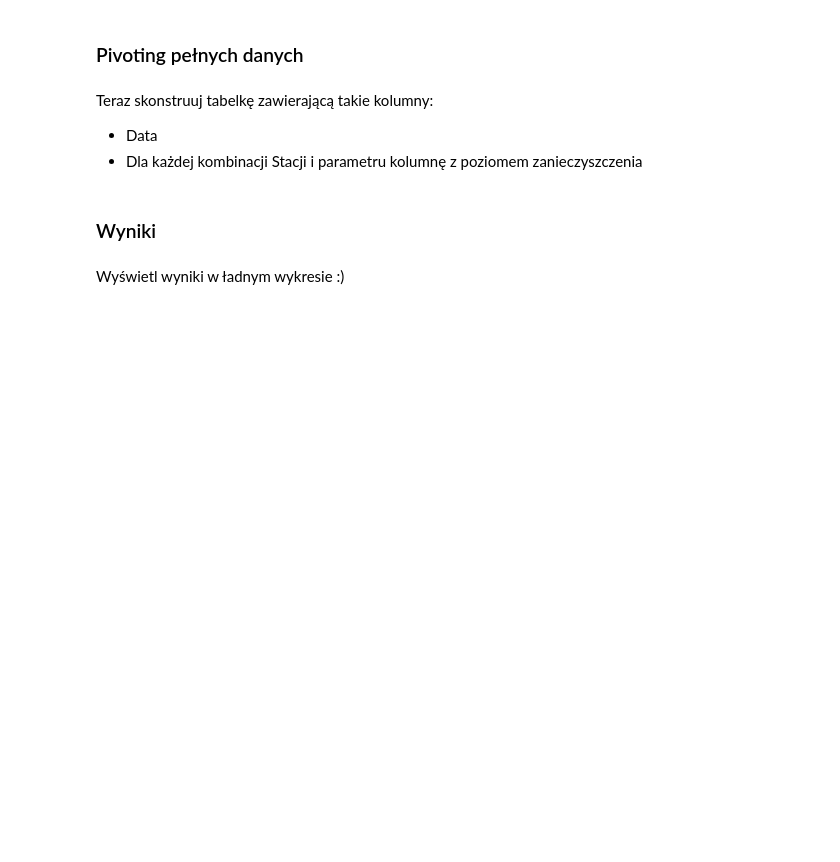
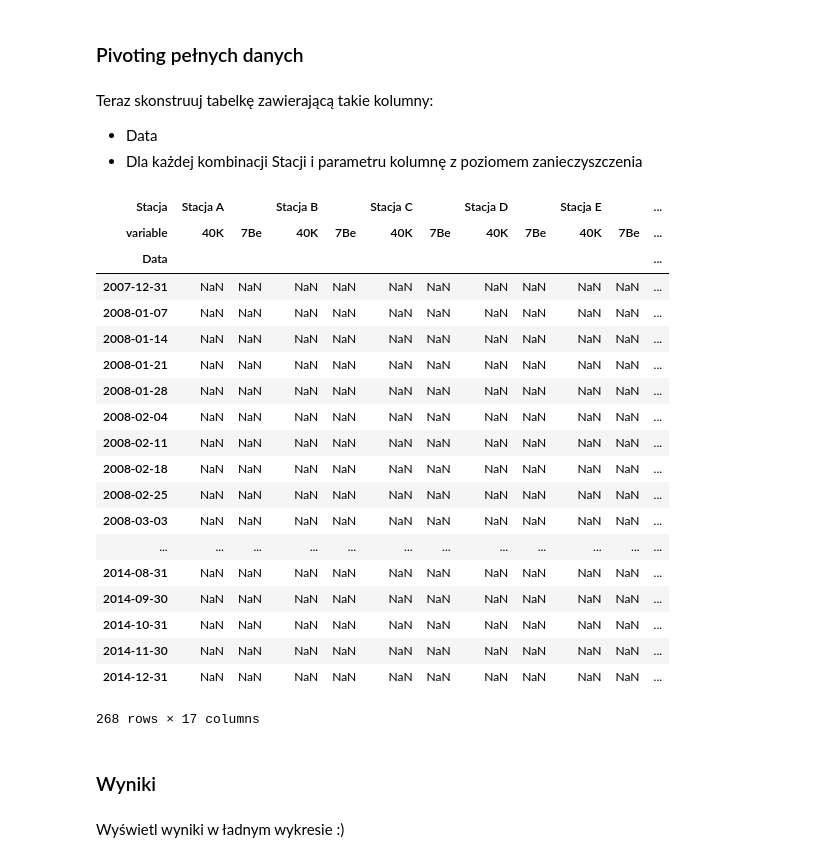
Before and after one commit to kostek-ketsok/pwzn, a Jupyter notebook: tasks/zaj6/zad2.ipynb, the cells around one changed output. Saved outputs shown, nothing was run; the diff lists cells and outputs as text; code cells hidden in the pictures; blank space fills up the shorter version.

```diff
--- a/tasks/zaj6/zad2.ipynb
+++ b/tasks/zaj6/zad2.ipynb
@@ -111,6 +94,32 @@ Teraz skonstruuj tabelkę zawierającą takie kolumny:
 
 * Data
 * Dla każdej kombinacji Stacji i parametru kolumnę z poziomem zanieczyszczenia
+# %%
+tabela = pd.concat([dane, dane2])
+tabela = tabela.pivot_table( "value", 'Data', ('Stacja', 'variable') )
+tabela.rename(columns = {'variable':'Parametr'})
+tabela
+# %% [output]
+| Stacja | Stacja A |  | Stacja B |  | Stacja C |  | Stacja D |  | Stacja E |  | ... |
+| variable | 40K | 7Be | 40K | 7Be | 40K | 7Be | 40K | 7Be | 40K | 7Be | ... |
+| Data |  |  |  |  |  |  |  |  |  |  | ... |
+| 2007-12-31 | NaN | NaN | NaN | NaN | NaN | NaN | NaN | NaN | NaN | NaN | ... |
+| 2008-01-07 | NaN | NaN | NaN | NaN | NaN | NaN | NaN | NaN | NaN | NaN | ... |
+| 2008-01-14 | NaN | NaN | NaN | NaN | NaN | NaN | NaN | NaN | NaN | NaN | ... |
+| 2008-01-21 | NaN | NaN | NaN | NaN | NaN | NaN | NaN | NaN | NaN | NaN | ... |
+| 2008-01-28 | NaN | NaN | NaN | NaN | NaN | NaN | NaN | NaN | NaN | NaN | ... |
+| 2008-02-04 | NaN | NaN | NaN | NaN | NaN | NaN | NaN | NaN | NaN | NaN | ... |
+| 2008-02-11 | NaN | NaN | NaN | NaN | NaN | NaN | NaN | NaN | NaN | NaN | ... |
+| 2008-02-18 | NaN | NaN | NaN | NaN | NaN | NaN | NaN | NaN | NaN | NaN | ... |
+| 2008-02-25 | NaN | NaN | NaN | NaN | NaN | NaN | NaN | NaN | NaN | NaN | ... |
+| 2008-03-03 | NaN | NaN | NaN | NaN | NaN | NaN | NaN | NaN | NaN | NaN | ... |
+| ... | ... | ... | ... | ... | ... | ... | ... | ... | ... | ... | ... |
+| 2014-08-31 | NaN | NaN | NaN | NaN | NaN | NaN | NaN | NaN | NaN | NaN | ... |
+| 2014-09-30 | NaN | NaN | NaN | NaN | NaN | NaN | NaN | NaN | NaN | NaN | ... |
+| 2014-10-31 | NaN | NaN | NaN | NaN | NaN | NaN | NaN | NaN | NaN | NaN | ... |
+| 2014-11-30 | NaN | NaN | NaN | NaN | NaN | NaN | NaN | NaN | NaN | NaN | ... |
+| 2014-12-31 | NaN | NaN | NaN | NaN | NaN | NaN | NaN | NaN | NaN | NaN | ... |
+268 rows × 17 columns
 # %% [markdown]
 ### Wyniki
 # %% [markdown]
```
Also changed, not shown: parts of 4 cells of this notebook.
